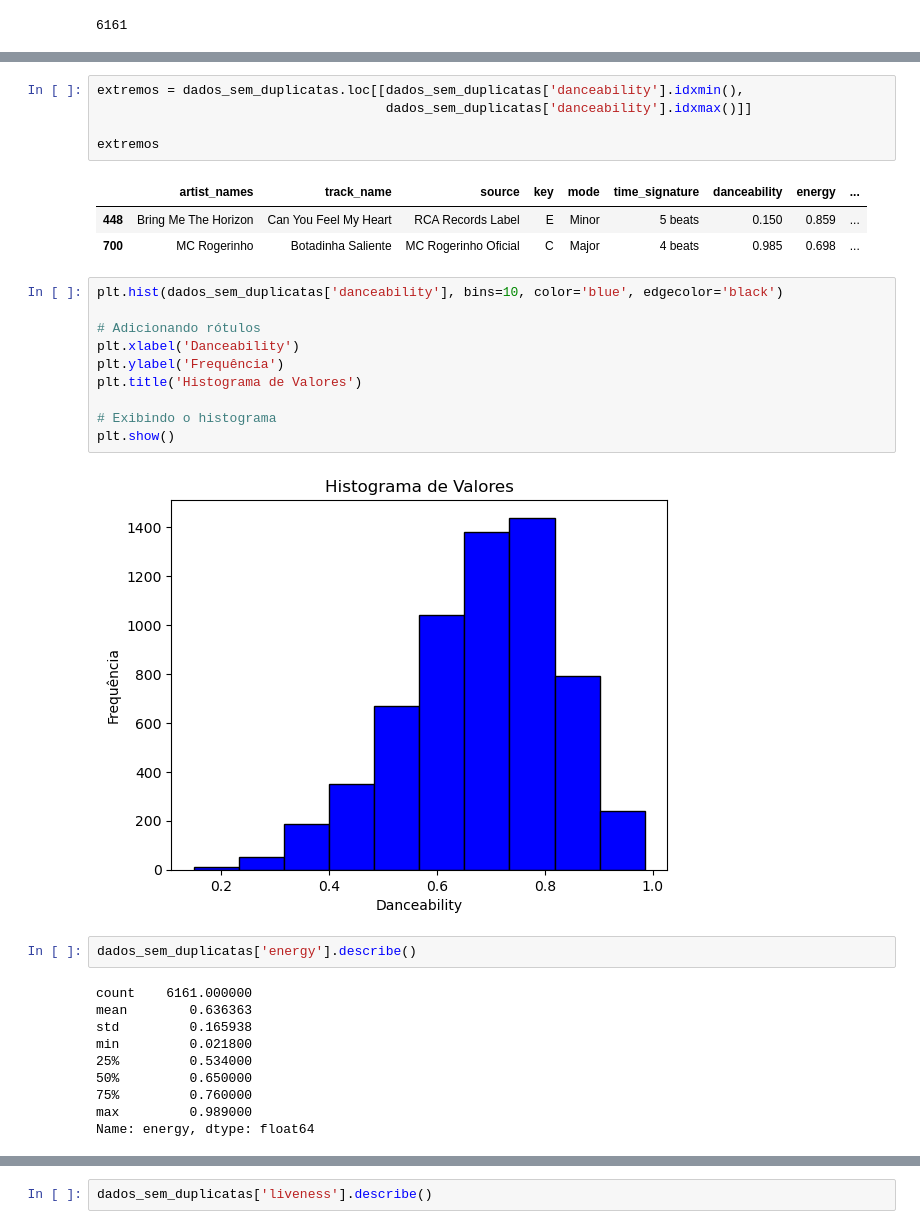
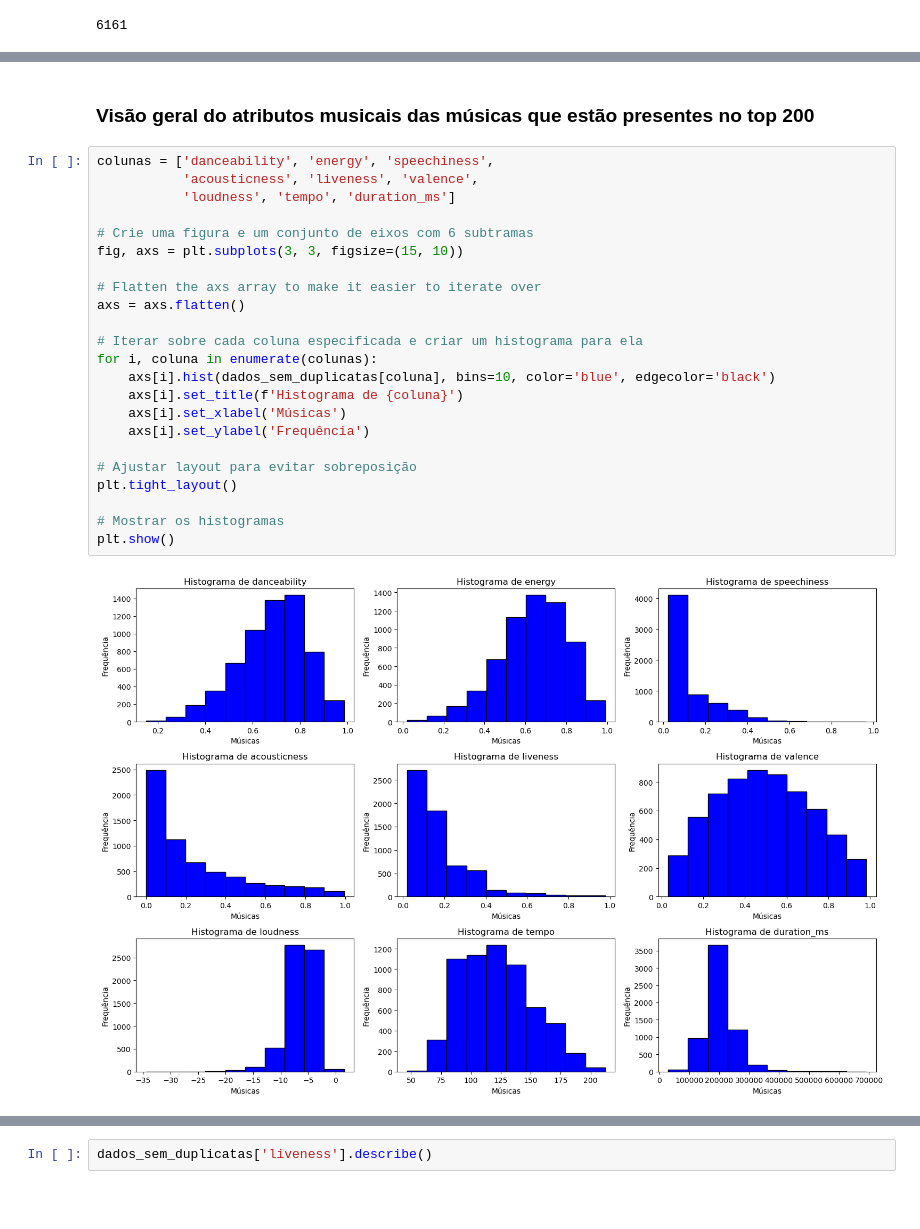
Before and after one commit to EandroC/ExplorandoPrincipaisMusicasDoSpotify, a Jupyter notebook: Untitled.ipynb, the cells around one changed output, grey strips where cells are left out. Saved outputs shown, nothing was run; the diff lists cells and outputs as text; blank space fills up the shorter version.

Commit message:
Elaborando gráficos da visão geral dos atributos musicais e a visão por atributos de 4 colunas do dataframe

```diff
--- a/Untitled.ipynb
+++ b/Untitled.ipynb
@@ -377,33 +344,27 @@ Name: danceability, dtype: float64
-# %%
-extremos = dados_sem_duplicatas.loc[[dados_sem_duplicatas['danceability'].idxmin(),
-                                     dados_sem_duplicatas['danceability'].idxmax()]]
-
-extremos
-# %% [output]
-|  | artist_names | track_name | source | key | mode | time_signature | danceability | energy | ... |
-| 448 | Bring Me The Horizon | Can You Feel My Heart | RCA Records Label | E | Minor | 5 beats | 0.150 | 0.859 | ... |
-| 700 | MC Rogerinho | Botadinha Saliente | MC Rogerinho Oficial | C | Major | 4 beats | 0.985 | 0.698 | ... |
-# %%
-plt.hist(dados_sem_duplicatas['danceability'], bins=10, color='blue', edgecolor='black')
-
-# Adicionando rótulos
-plt.xlabel('Danceability')
-plt.ylabel('Frequência')
-plt.title('Histograma de Valores')
-
-# Exibindo o histograma
-plt.show()
-# %% [output]
-[figure, removed]
-# %%
-dados_sem_duplicatas['energy'].describe()
-# %% [output]
-count    6161.000000
-mean        0.636363
-std         0.165938
-min         0.021800
-25%         0.534000
-50%         0.650000
-75%         0.760000
-max         0.989000
-Name: energy, dtype: float64
+# %% [markdown]
+### Visão geral do atributos musicais das músicas que estão presentes no top 200
+# %%
+colunas = ['danceability', 'energy', 'speechiness',
+           'acousticness', 'liveness', 'valence',
+           'loudness', 'tempo', 'duration_ms']
+
+# Crie uma figura e um conjunto de eixos com 6 subtramas
+fig, axs = plt.subplots(3, 3, figsize=(15, 10))
+
+# Flatten the axs array to make it easier to iterate over
+axs = axs.flatten()
+
+# Iterar sobre cada coluna especificada e criar um histograma para ela
+for i, coluna in enumerate(colunas):
+    axs[i].hist(dados_sem_duplicatas[coluna], bins=10, color='blue', edgecolor='black')
+    axs[i].set_title(f'Histograma de {coluna}')
+    axs[i].set_xlabel('Músicas')
+    axs[i].set_ylabel('Frequência')
+
+# Ajustar layout para evitar sobreposição
+plt.tight_layout()
+
+# Mostrar os histogramas
+plt.show()
+# %% [output]
+[figure, added]
```
Also changed, not shown: parts of 35 cells of this notebook.
